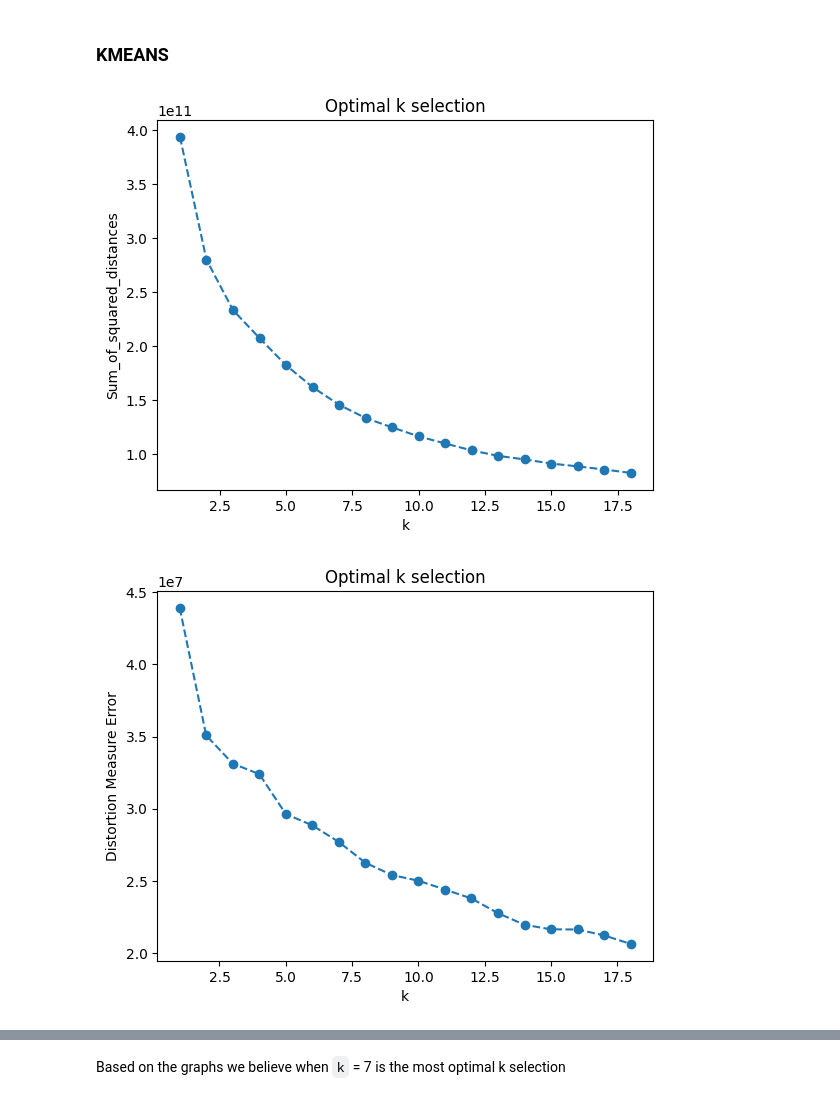
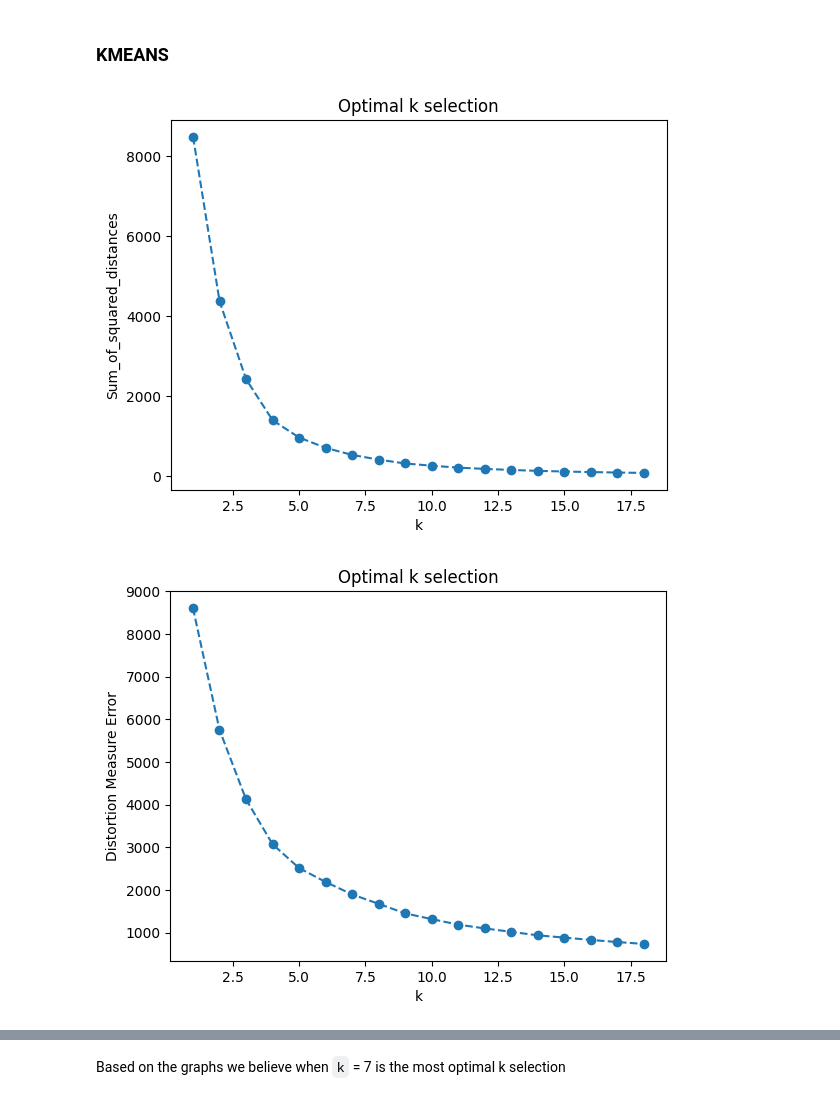
Before and after one commit to akashnaren/groove, a Jupyter notebook: Code_groupXXX.ipynb, the cells around one changed output, grey strips where cells are left out. Drawn from its saved outputs; the diff is of its cells as text; code cells hidden in the pictures.

```diff
--- a/Code_groupXXX.ipynb
+++ b/Code_groupXXX.ipynb
@@ -208,7 +223,7 @@ sum_of_squared_distances = []
 K = range(1,19)
 for k in K:
     km = KMeans(n_clusters=k, n_init=10)
-    km = km.fit(pcs)
+    km = km.fit(pcas)
     sum_of_squared_distances.append(km.inertia_)
 
 plt.plot(K, sum_of_squared_distances, marker='o', linestyle='--')
@@ -219,10 +234,12 @@ plt.show()
 # %% [output]
 [figure]
 # %%
+km_df = pcas.copy()
+
 km = KMeans(n_clusters=6, n_init=10)
-km = km.fit(pcs)
+km = km.fit(km_df)
 labels = km.labels_
 
-pcs['pred_label'] = labels
-sns.scatterplot(pcs, x='pc1', y='pc2', hue='pred_label', palette='viridis')
+km_df['pred_label'] = labels
+sns.scatterplot(km_df, x='PCA1', y='PCA2', hue='pred_label', palette='viridis')
 # %% [output]
@@ -232,11 +249,11 @@ sns.scatterplot(pcs, x='pc1', y='pc2', hue='pred_label', palette='viridis')
 # PCA AFTER KMEANS
 # %%
 kmeans = KMeans(n_clusters=7)
-kmeans.fit(data)
+kmeans.fit(pcas)
 labels = kmeans.labels_
 
 pca = PCA(n_components=2)
-pcs = pca.fit_transform(scale_data)
+pcs = pca.fit_transform(pcas)
 pcs_df = pd.DataFrame(pcs)
 
 pcs_df['pred_labels'] = labels
@@ -254,7 +270,7 @@ sum_of_squared_distances = []
 K = range(1,19)
 for k in K:
     km = KMeans(n_clusters=k, n_init=10)
-    km = km.fit(data)
+    km = km.fit(pcas)
     sum_of_squared_distances.append(km.inertia_)
 
 plt.plot(K, sum_of_squared_distances, marker='o', linestyle='--')
@@ -263,7 +279,7 @@ plt.ylabel('Sum_of_squared_distances')
 plt.title('Optimal k selection')
 plt.show()
 # %% [output]
-[figure, old version]
+[figure, new version]
 # %%
 def distortion_measure(points: np.ndarray, centroids: np.ndarray) -> float:
     distortion = 0
@@ -277,19 +293,19 @@ def distortion_measure(points: np.ndarray, centroids: np.ndarray) -> float:
 # %%
 distortion_measure_error = []
 K = range(1,19)
 for k in K:
     km = KMeans(n_clusters=k, n_init=10)
-    km = km.fit(data)
-    score = distortion_measure(data, km.cluster_centers_)
+    km = km.fit(pcas)
+    score = distortion_measure(pcas, km.cluster_centers_)
     distortion_measure_error.append(score)
 
 plt.plot(K, distortion_measure_error, marker='o', linestyle='--')
 plt.xlabel('k')
 plt.ylabel('Distortion Measure Error')
 plt.title('Optimal k selection')
 plt.show()
 # %% [output]
-[figure, old version]
+[figure, new version]
 # %%
 sum_of_squared_distances = []
 K = range(1,19)
```
Also changed, not shown: parts of 19 cells of this notebook.
